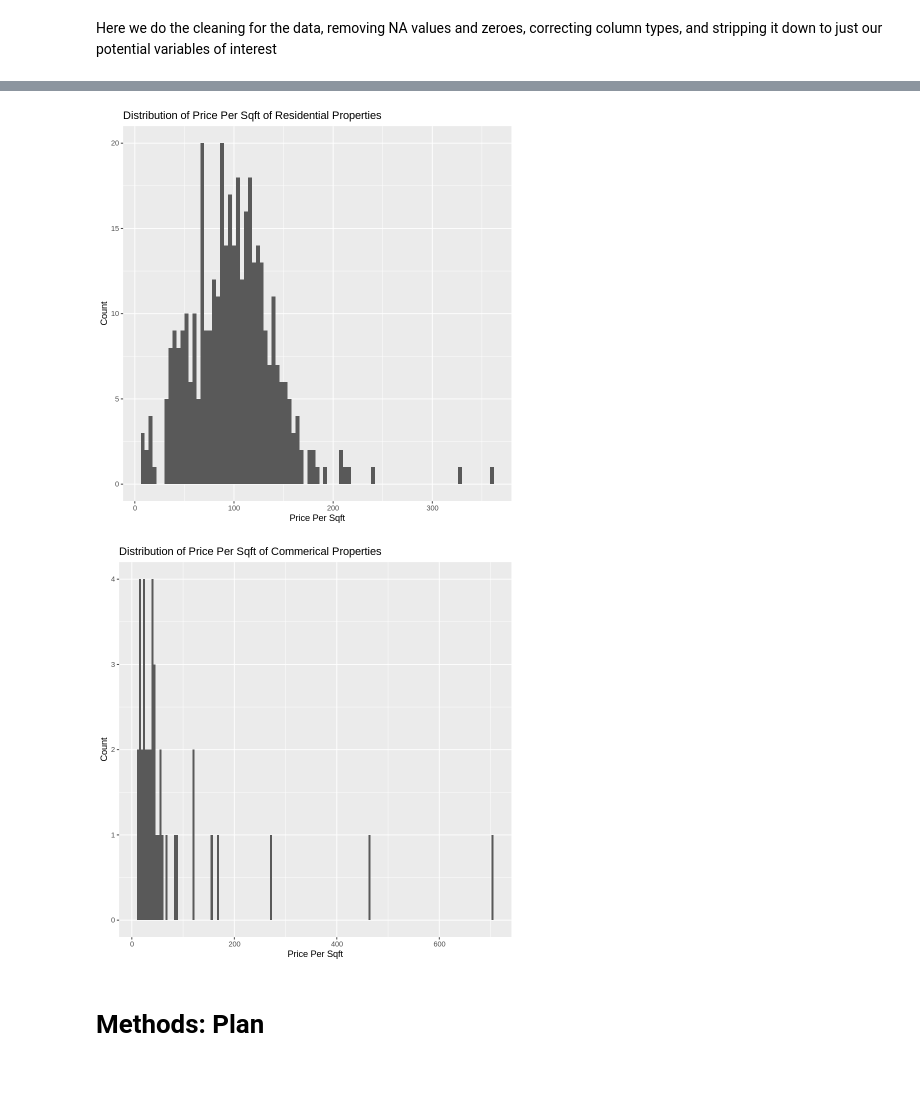
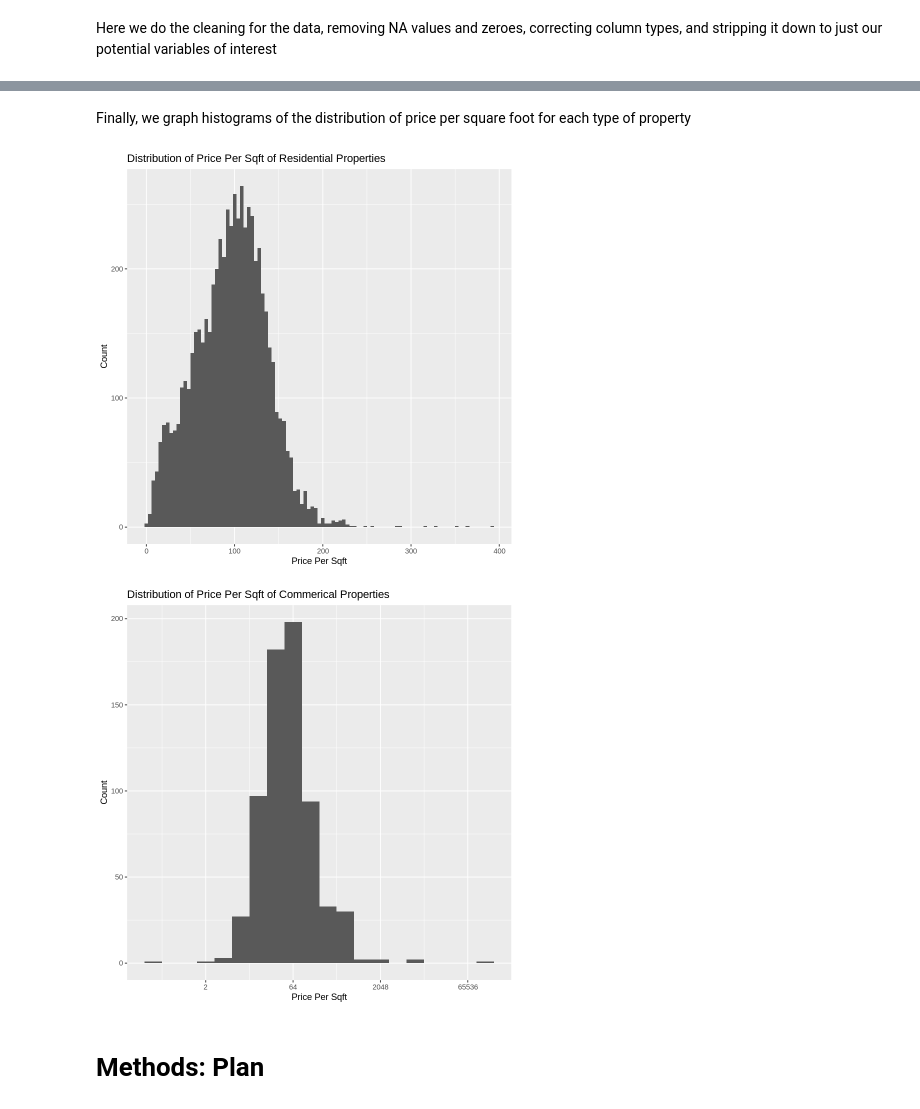
Before and after one commit to mhuang306/STAT-201-proj, a Jupyter notebook: Project Proposal.ipynb, the cells around one changed output, grey strips where cells are left out. Saved outputs shown, nothing was run; the diff lists cells and outputs as text; code cells hidden in the pictures; blank space fills up the shorter version.

Commit message:
Changed some code, added summary stats and cleaned up written portions

```diff
--- a/Project Proposal.ipynb
+++ b/Project Proposal.ipynb
@@ -63,8 +55,7 @@ housing_data <- housing_data |>
     select(PropType, Fin_sqft, Sale_price) |>
     filter(!is.na(PropType))|>
     filter(PropType == c("Residential", "Commercial")) |>
-    filter(Fin_sqft != 0, Sale_price != 0) |>
-    mutate(Price_per_sqft = Sale_price/Fin_sqft)
+    filter(Fin_sqft != 0, Sale_price != 0)
 
 tail(housing_data)
 # %% [output]
@@ -99,9 +92,12 @@ prop_type_bar
 # %%
-Residential_data <- housing_data |>
-filter(PropType == "Residential")
-Commerical_data <- housing_data |>
-filter(PropType == "Commercial")
+housing_data <- housing_data |>
+    mutate(Price_per_sqft = Sale_price/Fin_sqft)
 
-head(Residential_data)
-head(Commerical_data)
+housing_summary <- housing_data |>
+    group_by(PropType) |>
+    summarise(mean = mean(Price_per_sqft),
+             sd = sd(Price_per_sqft),
+             prop = round(n()/nrow(housing_data), digits = 3))
+
+housing_summary
 # %% [output]
@@ -126,22 +109,31 @@ A data.frame: 6 × 7
+# %% [markdown]
+Finally, we graph histograms of the distribution of price per square foot for each type of property
 # %%
+Residential_data <- housing_data |>
+    filter(PropType == "Residential")
+
+Commercial_data <- housing_data |>
+    filter(PropType == "Commercial")
+
 Res_price_per_sqft_dist <- Residential_data |>
     ggplot(aes(x = Price_per_sqft)) +
     geom_histogram(binwidth = 4) +
     labs(x = "Price Per Sqft", y = "Count") +
     ggtitle("Distribution of Price Per Sqft of Residential Properties")
 
 Com_price_per_sqft_dist <- Commerical_data |>
     ggplot(aes(x = Price_per_sqft)) +
-    geom_histogram(binwidth = 4) +
+    geom_histogram(binwidth = 1) +
+    scale_x_continuous(trans = "log2") +
     labs(x = "Price Per Sqft", y = "Count") +
     ggtitle("Distribution of Price Per Sqft of Commerical Properties")
 
-# NOTE: Commerical Data Frame is size only 40
+# NOTE: Commerical Data Frame is size only 40 and has a significant outlier, hence the logarithmic scale
 
 Res_price_per_sqft_dist
 Com_price_per_sqft_dist
 # %% [output]
-[figure, old version]
+[figure, new version]
-[figure, old version]
+[figure, new version]
 # %% [markdown]
 # Methods: Plan
```
Also changed, not shown: parts of 12 cells of this notebook.
